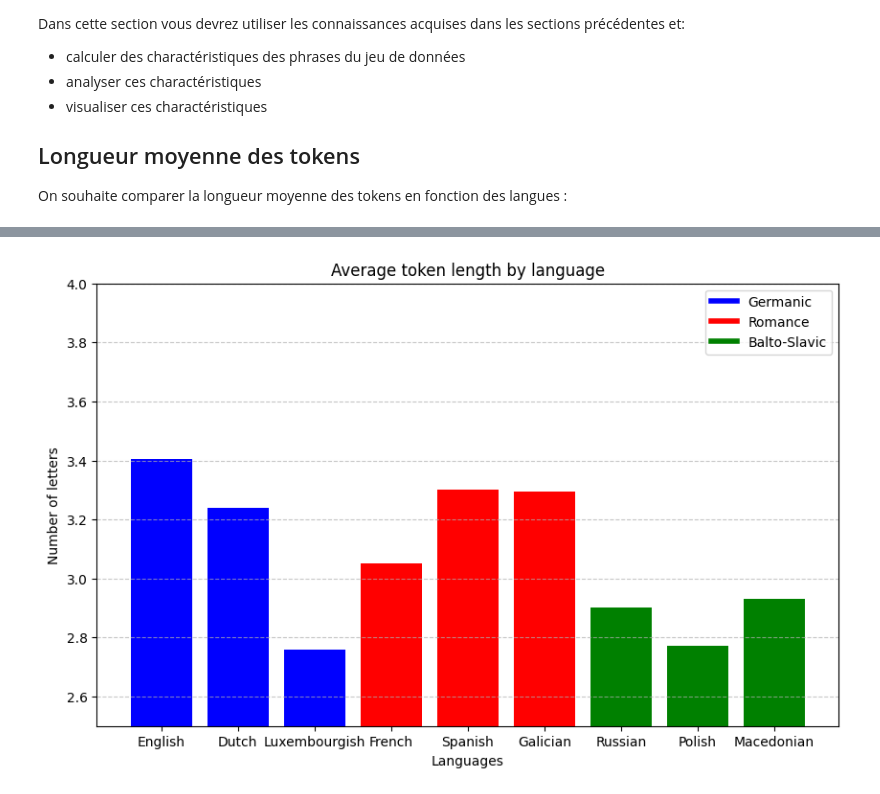
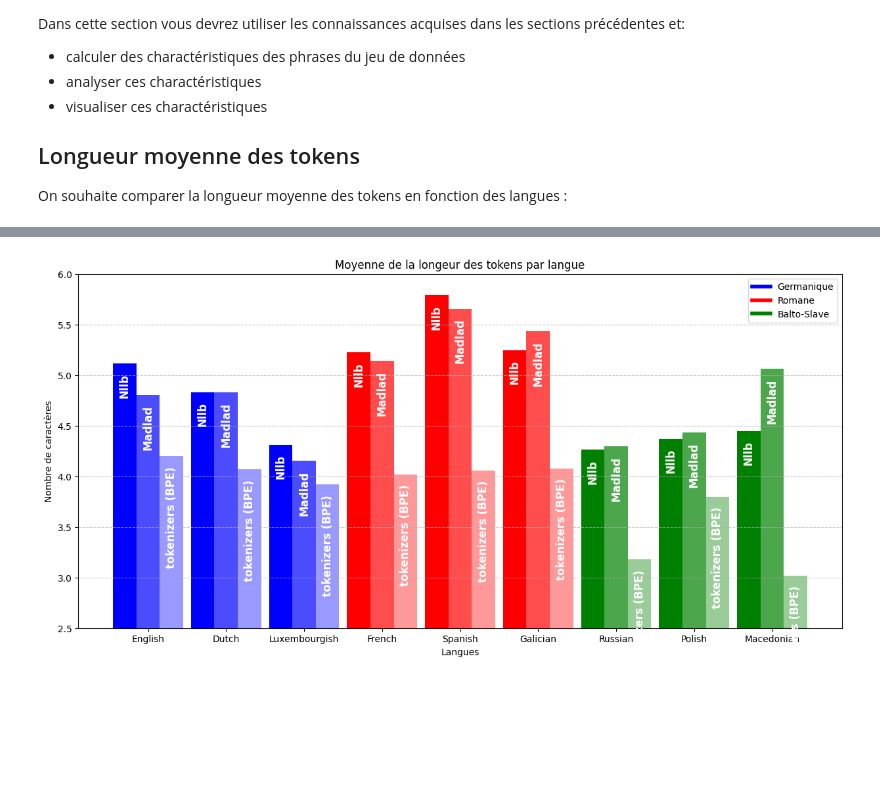
Before and after one commit to coumbaseck17/tokenizer-analysis, a Jupyter notebook: projetBDA.ipynb, the cells around one changed output, grey strips where cells are left out. Drawn from its saved outputs; the diff is of its cells as text; code cells hidden in the pictures; blank space fills up the shorter version.

```diff
--- a/projetBDA.ipynb
+++ b/projetBDA.ipynb
@@ -594,28 +608,54 @@ mkd : 2.931088343525799
 # %%
+# Définition des tableaux de données pour chaque tokenizer
+avgLengthUniqueTokenMadlad = [5.1156847444401095, 4.833333333333333, 4.314205457463885, 5.228571428571429, 5.7920326223337515, 5.249366018596787, 4.26551503518874, 4.372227151730257, 4.45037724898433]
+avgLengthUniqueTokenNllb = [4.804011259676284, 4.831649831649831, 4.1572299651567945, 5.143760539629005, 5.658216249236408, 5.434848484848485, 4.295727636849132, 4.432332220986281, 5.062267657992565]
+avgLengthUniqueTokenBPE = [4.20, 4.07, 3.92, 4.02, 4.06, 4.08, 3.18, 3.8, 3.02]
+
+avgLengthTokenMadlad = [3.380533247671057, 3.16163077252759, 2.8399653168353955, 3.047221415432278, 3.2809473959696414, 3.2238271128507634, 2.8640760467171416, 2.706547173343317, 2.80040877091166]
+avgLengthTokenNllb = [3.404213319526244, 3.240801757276222, 2.7600173519943376, 3.051581591590859, 3.302553146594925, 3.2952563704602533, 2.9009224958233455, 2.772348548514899, 2.931088343525799]
+
+modelNames = ['Nllb', 'Madlad', 'tokenizers (BPE)']
 # Définition des couleurs en fonction des familles de langues
 family_colors = {
     'Germanic': 'blue',
     'Romance': 'red',
     'Balto-Slavic': 'green'
 }
 colors = [family_colors[family] for family in lang_family]
 
+width=0.3
 # Création du bar chart
-plt.figure(figsize=(10, 6))
-plt.bar(lang_names, avgLengthToken, color=colors)
-plt.xlabel('Languages')
-plt.ylabel('Number of letters')
-plt.title('Average token length by language')
-plt.ylim(2.5, 4.0)
+plt.figure(figsize=(15, 7))
+
+# Création du bar chart
+ind = np.arange(len(avgLengthTokenMadlad))
+madladBar = plt.bar(ind, avgLengthUniqueTokenMadlad,align='edge', width=width, color=colors, label='Madlad')
+nllbBar = plt.bar(ind + width, avgLengthUniqueTokenNllb,align='edge', width=width,  color=colors, alpha=0.7, label='Nllb')
+bpeBar = plt.bar(ind + (2*width), avgLengthUniqueTokenBPE,align='edge', width=width,  color=colors, alpha=0.4, label='tokenizers (BPE)')
+
+
+plt.xlabel('Langues')
+plt.ylabel('Nombre de caractères')
+plt.title('Moyenne de la longeur des tokens par langue')
+plt.ylim(2.5, 6)
+
 plt.grid(axis='y', linestyle='--', alpha=0.7)
 
+# Ajout des noms de langues sur l'axe x
+plt.xticks(ind + 1.5*width, lang_names)
+
 # Ajout de la légende pour les couleurs
-legend_elements = [Line2D([0], [0], color='blue', lw=4, label='Germanic'),
-                   Line2D([0], [0], color='red', lw=4, label='Romance'),
-                   Line2D([0], [0], color='green', lw=4, label='Balto-Slavic')]
+legend_elements = [Line2D([0], [0], color='blue', lw=4, label='Germanique'),
+                   Line2D([0], [0], color='red', lw=4, label='Romane'),
+                   Line2D([0], [0], color='green', lw=4, label='Balto-Slave')]
 plt.legend(handles=legend_elements)
+
+for bars, model in zip([madladBar, nllbBar, bpeBar], modelNames):
+    for bar in bars:
+        height = bar.get_height()
+        plt.text(bar.get_x() + bar.get_width() / 2.0, height-0.1, model, ha='center', va='top', fontsize=12, fontweight='bold', rotation=90, color='white')
 
 # Affichage du graphique
 plt.show()
 # %% [output]
-[figure, old version]
+[figure, new version]
```
Also changed, not shown: parts of 4 cells of this notebook, 3 other files.
